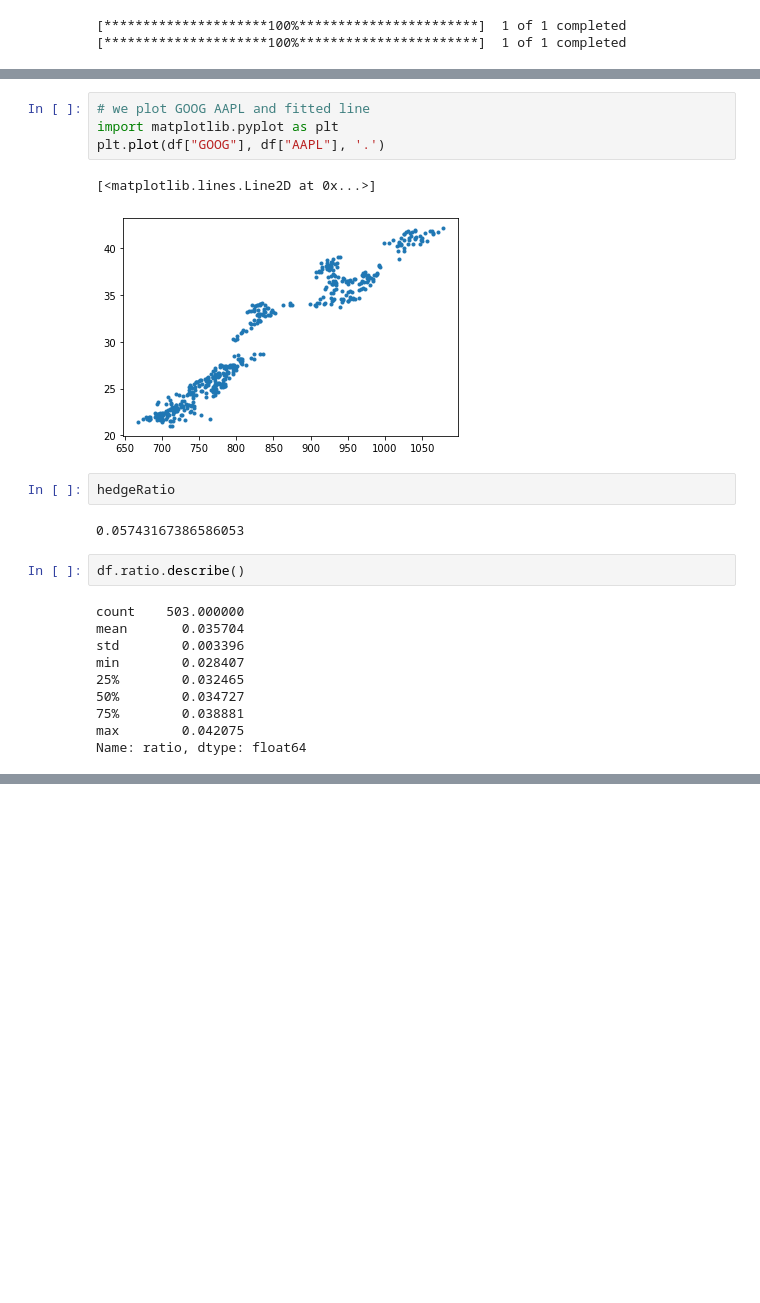
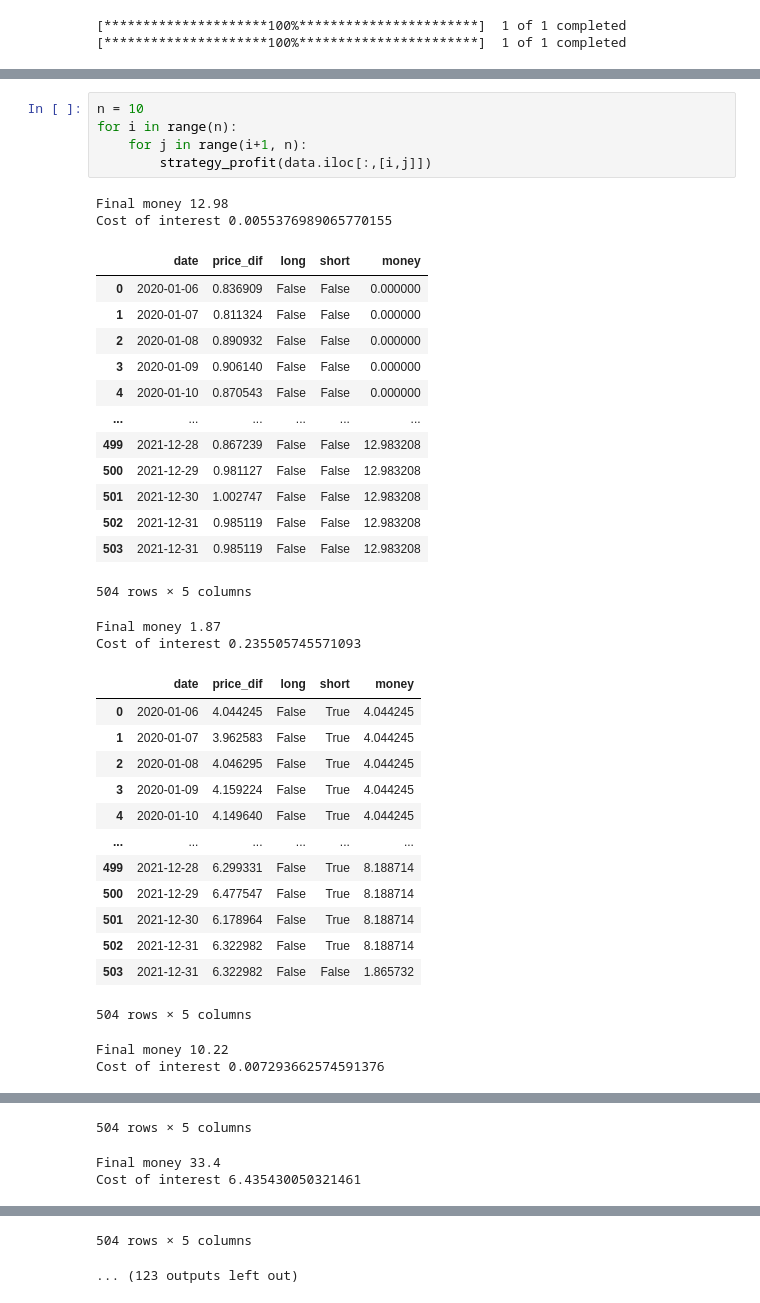
Before and after one commit to yatingchen99/PairTrading7121, a Jupyter notebook: pairTrading.ipynb, the cells around one changed output, grey strips where cells are left out. Cells and saved outputs as stored; diff of their text form; blank space fills up the shorter version.

```diff
--- a/pairTrading.ipynb
+++ b/pairTrading.ipynb
@@ -169,23 +130,38 @@ df
-# %%
-# we plot GOOG AAPL and fitted line
-import matplotlib.pyplot as plt
-plt.plot(df["GOOG"], df["AAPL"], '.')
-# %% [output]
-[<matplotlib.lines.Line2D at 0x...>]
-[figure, removed]
-# %%
-hedgeRatio
-# %% [output]
-0.05743167386586053
-# %%
-df.ratio.describe()
-# %% [output]
-count    503.000000
-mean       0.035704
-std        0.003396
-min        0.028407
-25%        0.032465
-50%        0.034727
-75%        0.038881
-max        0.042075
-Name: ratio, dtype: float64
+# %%
+n = 10
+for i in range(n):
+    for j in range(i+1, n):
+        strategy_profit(data.iloc[:,[i,j]])
+# %% [output]
+Final money 12.98
+Cost of interest 0.0055376989065770155
+|  | date | price_dif | long | short | money |
+| 0 | 2020-01-06 | 0.836909 | False | False | 0.000000 |
+| 1 | 2020-01-07 | 0.811324 | False | False | 0.000000 |
+| 2 | 2020-01-08 | 0.890932 | False | False | 0.000000 |
+| 3 | 2020-01-09 | 0.906140 | False | False | 0.000000 |
+| 4 | 2020-01-10 | 0.870543 | False | False | 0.000000 |
+| ... | ... | ... | ... | ... | ... |
+| 499 | 2021-12-28 | 0.867239 | False | False | 12.983208 |
+| 500 | 2021-12-29 | 0.981127 | False | False | 12.983208 |
+| 501 | 2021-12-30 | 1.002747 | False | False | 12.983208 |
+| 502 | 2021-12-31 | 0.985119 | False | False | 12.983208 |
+| 503 | 2021-12-31 | 0.985119 | False | False | 12.983208 |
+504 rows × 5 columns
+Final money 1.87
+Cost of interest 0.235505745571093
+|  | date | price_dif | long | short | money |
+| 0 | 2020-01-06 | 4.044245 | False | True | 4.044245 |
+| 1 | 2020-01-07 | 3.962583 | False | True | 4.044245 |
+| 2 | 2020-01-08 | 4.046295 | False | True | 4.044245 |
+| 3 | 2020-01-09 | 4.159224 | False | True | 4.044245 |
+| 4 | 2020-01-10 | 4.149640 | False | True | 4.044245 |
+| ... | ... | ... | ... | ... | ... |
+| 499 | 2021-12-28 | 6.299331 | False | True | 8.188714 |
+| 500 | 2021-12-29 | 6.477547 | False | True | 8.188714 |
+| 501 | 2021-12-30 | 6.178964 | False | True | 8.188714 |
+| 502 | 2021-12-31 | 6.322982 | False | True | 8.188714 |
+| 503 | 2021-12-31 | 6.322982 | False | False | 1.865732 |
+504 rows × 5 columns
+Final money 10.22
+Cost of interest 0.007293662574591376
@@ -191,0 +180,3 @@ Name: ratio, dtype: float64
+504 rows × 5 columns
+Final money 33.4
+Cost of interest 6.435430050321461
@@ -192 +195,3 @@ Name: ratio, dtype: float64
+504 rows × 5 columns
+... (123 outputs left out)
 # %%
```
Also changed, not shown: parts of 26 cells of this notebook.
